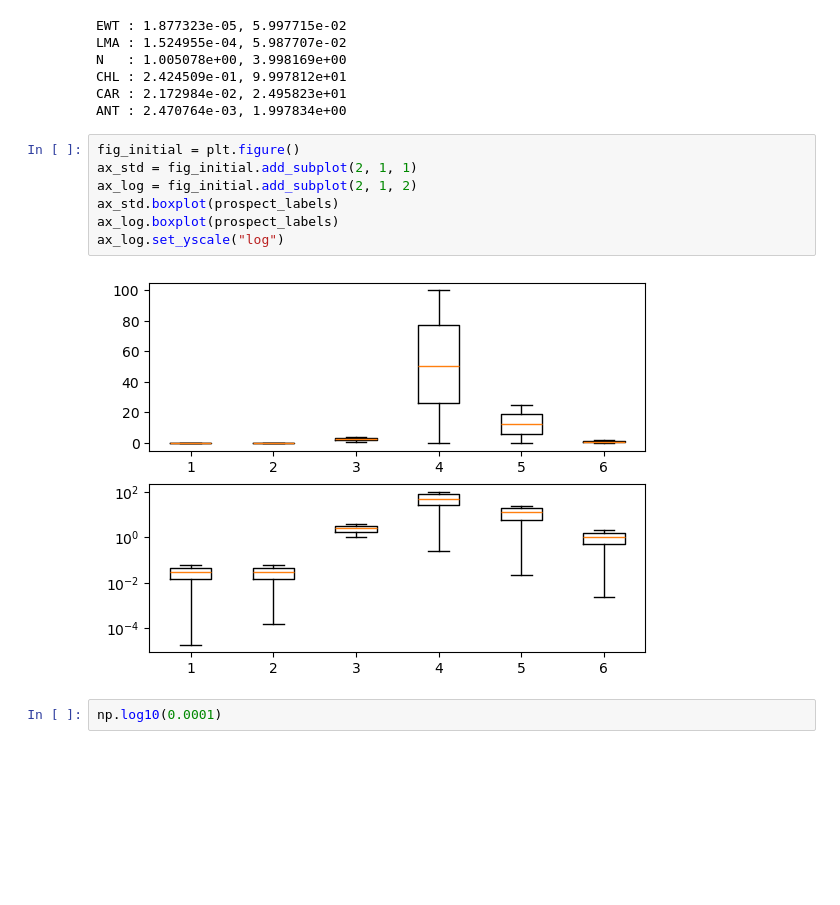
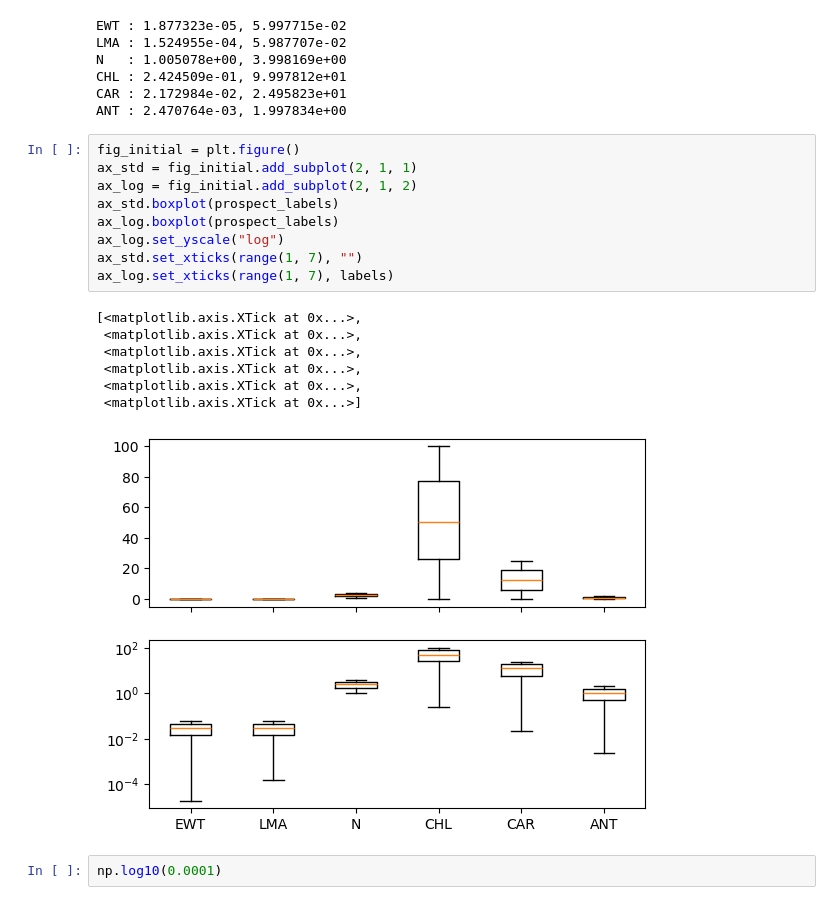
Before and after one commit to svenbuder/test_cannon_andy, a Jupyter notebook: test_cannon_andy.ipynb, the cells around one changed output. Saved outputs shown, nothing was run; the diff lists cells and outputs as text; blank space fills up the shorter version.

```diff
--- a/test_cannon_andy.ipynb
+++ b/test_cannon_andy.ipynb
@@ -46,12 +48,20 @@ ANT : 2.470764e-03, 1.997834e+00
 # %%
 fig_initial = plt.figure()
 ax_std = fig_initial.add_subplot(2, 1, 1)
 ax_log = fig_initial.add_subplot(2, 1, 2)
 ax_std.boxplot(prospect_labels)
 ax_log.boxplot(prospect_labels)
 ax_log.set_yscale("log")
+ax_std.set_xticks(range(1, 7), "")
+ax_log.set_xticks(range(1, 7), labels)
 # %% [output]
+[<matplotlib.axis.XTick at 0x...>,
+ <matplotlib.axis.XTick at 0x...>,
+ <matplotlib.axis.XTick at 0x...>,
+ <matplotlib.axis.XTick at 0x...>,
+ <matplotlib.axis.XTick at 0x...>,
+ <matplotlib.axis.XTick at 0x...>]
-[figure, old version]
+[figure, new version]
 # %%
 np.log10(0.0001)
 # %% [output]
```
Also changed, not shown: parts of 10 cells of this notebook, 2 other files.
